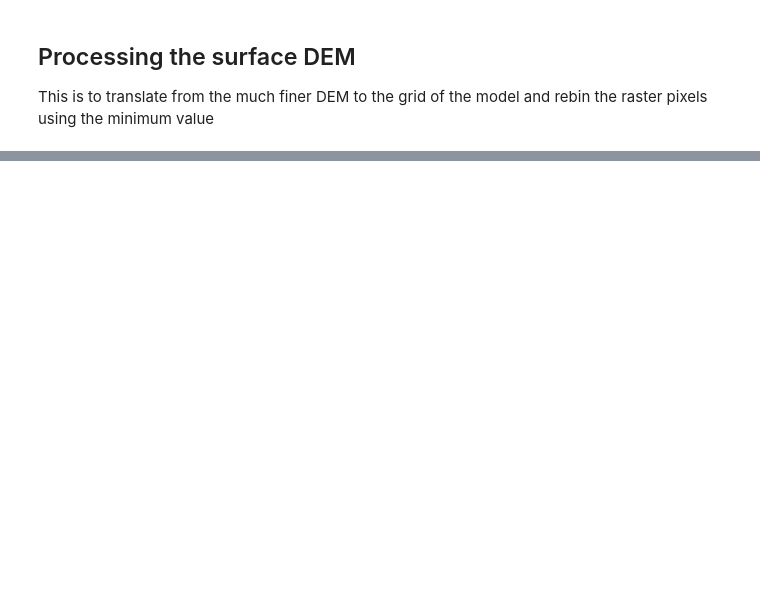
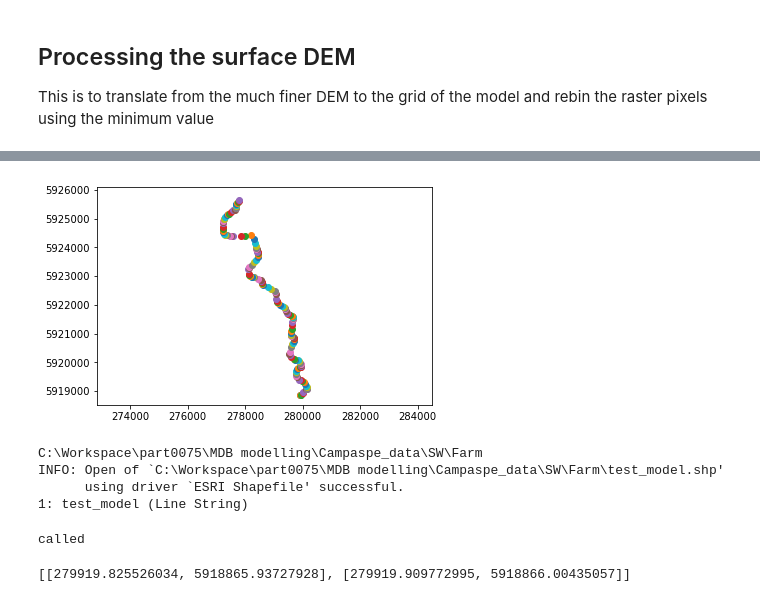
Before and after one commit to daniel-partington/CampaspeModel, a Jupyter notebook: CustomScripts/SFR2_build.ipynb, the cells around one changed output, grey strips where cells are left out. Saved outputs shown, nothing was run; the diff lists cells and outputs as text; code cells hidden in the pictures; blank space fills up the shorter version.

```diff
--- a/CustomScripts/SFR2_build.ipynb
+++ b/CustomScripts/SFR2_build.ipynb
@@ -80,0 +315,14 @@ except subprocess.CalledProcessError as e:
+# %%
+point_merge = points_dict[0][0:-1]
+for kar in points_dict.keys()[1:]:
+    for key in points_dict.keys()[1:]:
+        if points_dict[key][-1]['start'] == point_merge[-1]:
+            point_merge += points_dict[key][0:-1]
+            continue
+        if points_dict[key][-1]['end'] == point_merge[0]:
+            point_merge = points_dict[key][0:-1] + point_merge
+            continue
+        #end if
+# %%
+from more_itertools import unique_everseen
+point_merge2 = list(unique_everseen(point_merge))
@@ -80,0 +333,62 @@ except subprocess.CalledProcessError as e:
+# %%
+for index, point in enumerate(point_merge2[0:145]):
+    #print(point)
+    plt.scatter(x=[x[0] for x in [point]], y=[x[1] for x in [point]], label=str(index))
+plt.axes().set_aspect('equal', 'datalim')
+#plt.legend()
+# %% [output]
+[figure, added]
+# %%
+input_shape = riv_shapefile
+input_dir = "{}".format(os.path.sep).join(input_shape.split(os.path.sep)[0:-1])
+
+print input_dir
+
+output_shape = input_shape[:-4] + "_merge.shp"
+
+coarsen = False
+
+if coarsen:
+    simplify = "-simplify 100"
+else:
+    simplify = ""
+
+#command = 'ogr2ogr -overwrite "{}" "{}" '.format(output_shape, input_shape) + \
+#    ' {} -dialect sqlite -sql "SELECT ST_Union(geometry) AS geometry FROM test_model"'.format(simplify) #, common_attribute from input GROUP BY common_attribute
+
+command = 'ogr2ogr -overwrite "{}" "{}" '.format(output_shape, input_shape) + \
+    ' {} -dialect sqlite -sql "SELECT ST_Union(geometry) FROM test_model"'.format(simplify) #, common_attribute from input GROUP BY common_attribute
+
+#command = 'ogr2ogr -overwrite "{}" "{}" '.format(output_shape, input_shape) + \
+#    ' {} -dialect sqlite -sql "SELECT ST_LineMerge(geometry) AS geometry FROM test_model"'.format(simplify) #, common_attribute from input GROUP BY common_attribute
+
+#command = 'ogr2ogr -overwrite -sql "SELECT b.geometry, n.geometry from test_model b, test_model2 n WHERE ST_INTERSECTS(b.geometry, n.geometry)" -dialect SQLITE "{}" "{}"'.format(output_shape, os.path.join(input_dir, "input.vrt"))
+
+try:
+    print(subprocess.check_output('ogrinfo "{}"'.format(input_shape), shell=True))
+except subprocess.CalledProcessError as e:
+    print(e)
+
+
+try:
+    print(subprocess.check_output(command, shell=True))
+except subprocess.CalledProcessError as e:
+    print(e)
+# %% [output]
+C:\Workspace\part0075\MDB modelling\Campaspe_data\SW\Farm
+INFO: Open of `C:\Workspace\part0075\MDB modelling\Campaspe_data\SW\Farm\test_model.shp'
+      using driver `ESRI Shapefile' successful.
+1: test_model (Line String)
+# %%
+# Function to convert linestring to list of points
+
+def linestring2points(linestring):
+    linestring = linestring.split("LINESTRING (")[1].split(")")[0].split(',')
+    linestring = [[float(x.split(" ")[0]), float(x.split(" ")[1])] for x in linestring]
+    print("called")
+    return linestring
+
+linestring2points("LINESTRING (279919.825526034 5918865.93727928,279919.909772995 5918866.00435057)")
+# %% [output]
+called
+[[279919.825526034, 5918865.93727928], [279919.909772995, 5918866.00435057]]
```
Also changed, not shown: parts of 96 cells of this notebook.
